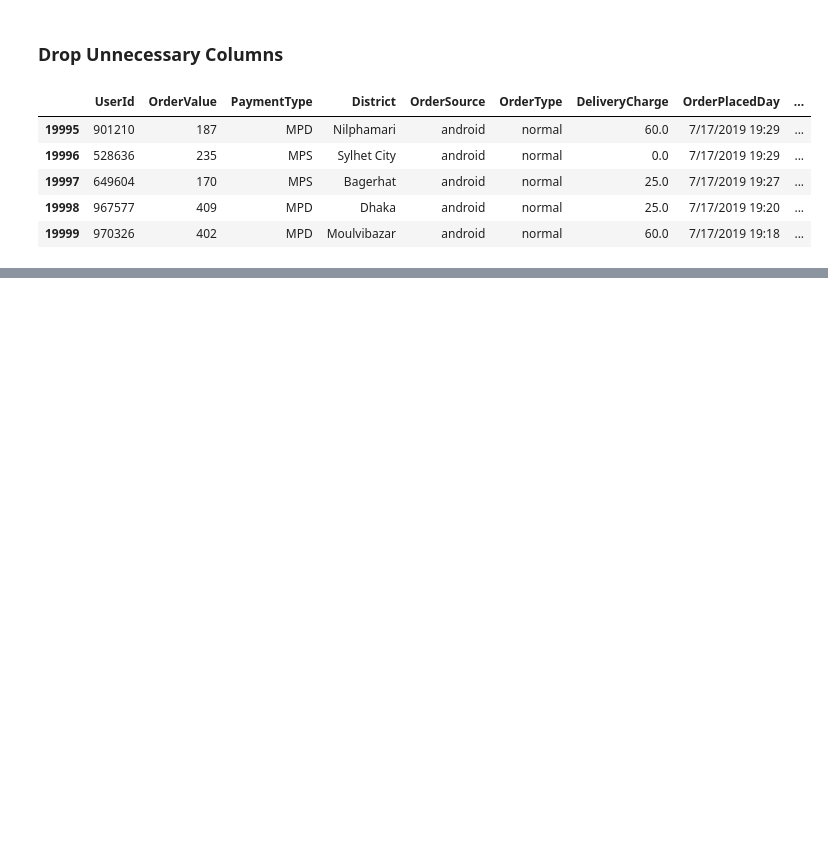
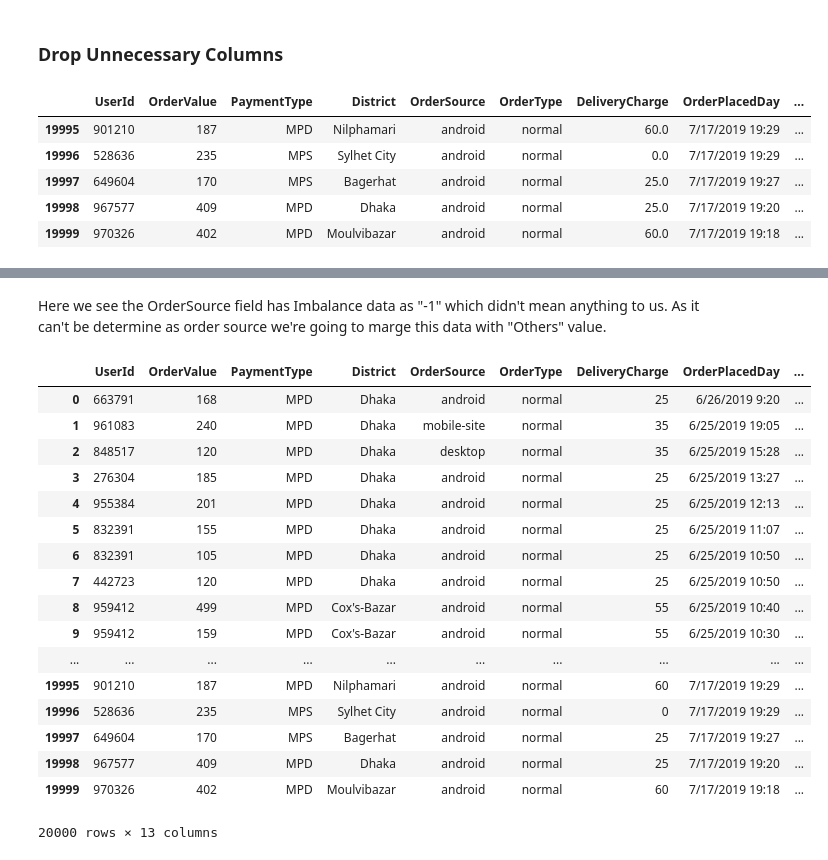
Before and after one commit to Rezwanul-Haque/RTO_Classification, a Jupyter notebook: classification_RTO_customer_prediction.ipynb, the cells around one changed output, grey strips where cells are left out. Drawn from its saved outputs; the diff is of its cells as text; code cells hidden in the pictures; blank space fills up the shorter version.

Commit message:
Data Exploration and missing value fill up

```diff
--- a/classification_RTO_customer_prediction.ipynb
+++ b/classification_RTO_customer_prediction.ipynb
@@ -87,0 +191,2 @@ df.tail()
+# %%
+df=df.fillna("NaN")
@@ -87,0 +236,25 @@ df.tail()
+# %% [markdown]
+Here we see the OrderSource field has Imbalance data as "-1" which didn't mean anything to us. As it can't be determine as order source we're going to marge this data with "Others" value.
+# %%
+df["OrderSource"] = df["OrderSource"].replace(to_replace ="-1", value ="Others")
+# %%
+df
+# %% [output]
+|  | UserId | OrderValue | PaymentType | District | OrderSource | OrderType | DeliveryCharge | OrderPlacedDay | ... |
+| 0 | 663791 | 168 | MPD | Dhaka | android | normal | 25 | 6/26/2019 9:20 | ... |
+| 1 | 961083 | 240 | MPD | Dhaka | mobile-site | normal | 35 | 6/25/2019 19:05 | ... |
+| 2 | 848517 | 120 | MPD | Dhaka | desktop | normal | 35 | 6/25/2019 15:28 | ... |
+| 3 | 276304 | 185 | MPD | Dhaka | android | normal | 25 | 6/25/2019 13:27 | ... |
+| 4 | 955384 | 201 | MPD | Dhaka | android | normal | 25 | 6/25/2019 12:13 | ... |
+| 5 | 832391 | 155 | MPD | Dhaka | android | normal | 25 | 6/25/2019 11:07 | ... |
+| 6 | 832391 | 105 | MPD | Dhaka | android | normal | 25 | 6/25/2019 10:50 | ... |
+| 7 | 442723 | 120 | MPD | Dhaka | android | normal | 25 | 6/25/2019 10:50 | ... |
+| 8 | 959412 | 499 | MPD | Cox's-Bazar | android | normal | 55 | 6/25/2019 10:40 | ... |
+| 9 | 959412 | 159 | MPD | Cox's-Bazar | android | normal | 55 | 6/25/2019 10:30 | ... |
+| ... | ... | ... | ... | ... | ... | ... | ... | ... | ... |
+| 19995 | 901210 | 187 | MPD | Nilphamari | android | normal | 60 | 7/17/2019 19:29 | ... |
+| 19996 | 528636 | 235 | MPS | Sylhet City | android | normal | 0 | 7/17/2019 19:29 | ... |
+| 19997 | 649604 | 170 | MPS | Bagerhat | android | normal | 25 | 7/17/2019 19:27 | ... |
+| 19998 | 967577 | 409 | MPD | Dhaka | android | normal | 25 | 7/17/2019 19:20 | ... |
+| 19999 | 970326 | 402 | MPD | Moulvibazar | android | normal | 60 | 7/17/2019 19:18 | ... |
+20000 rows × 13 columns
```
Also changed, not shown: parts of 14 cells of this notebook.
